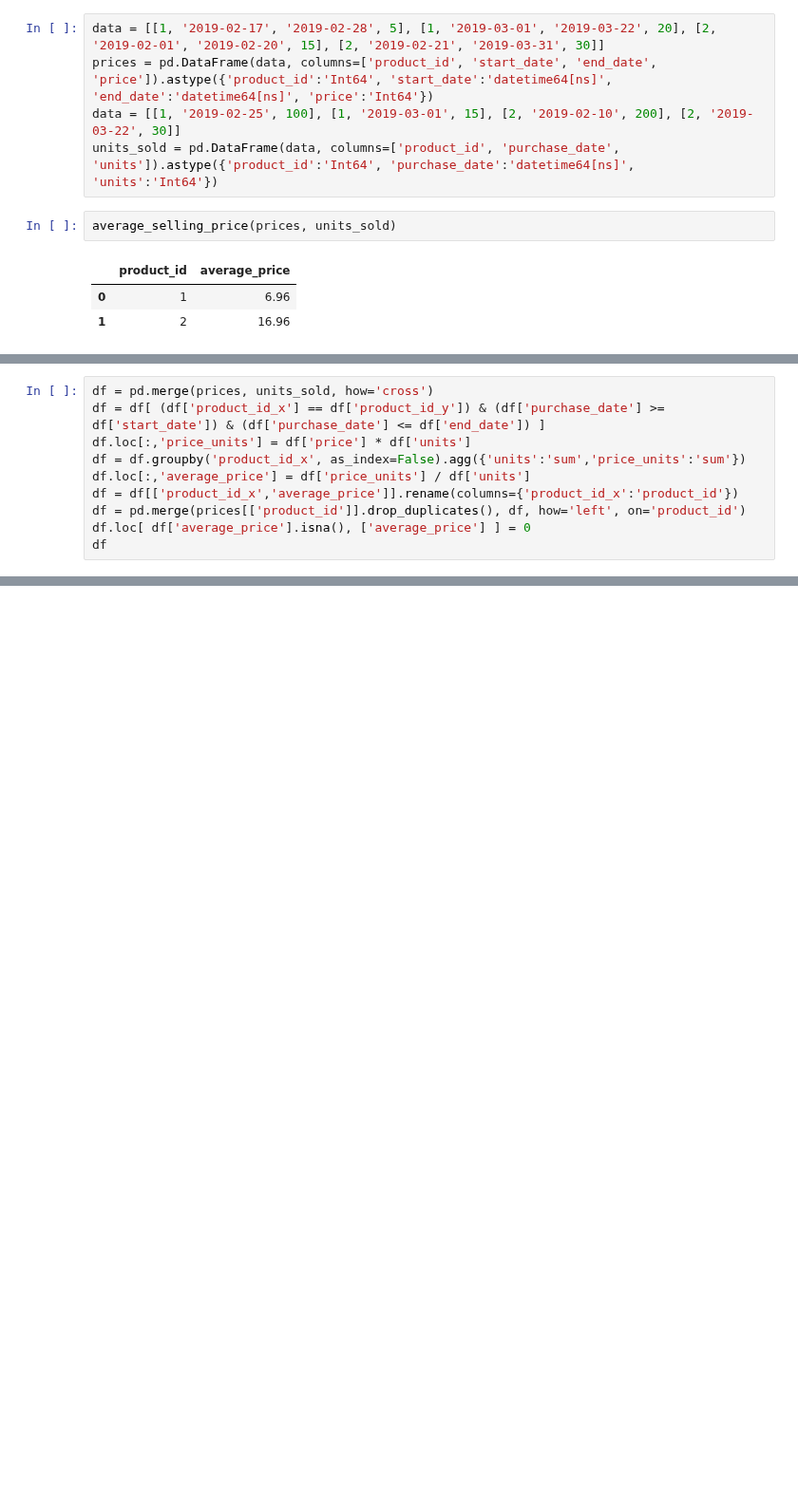
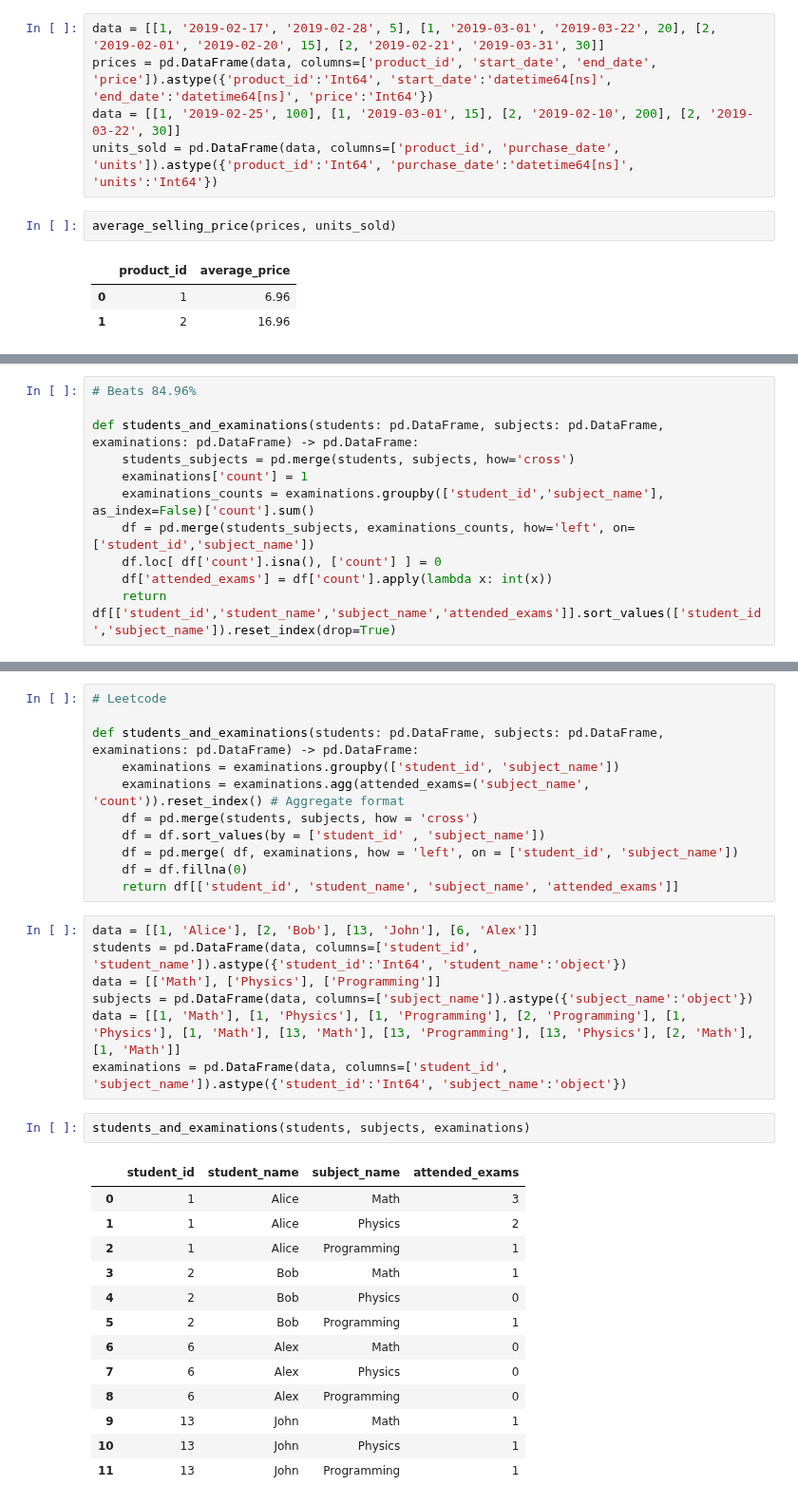
Before and after one commit to drwslv/LeetCode-Pandas, a Jupyter notebook: examples_1.ipynb, the cells around one changed output, grey strips where cells are left out. Shown at 95% size. Cells and saved outputs as stored; diff of their text form; blank space fills up the shorter version.

```diff
--- a/examples_1.ipynb
+++ b/examples_1.ipynb
@@ -2599,10 +2582,0 @@ units_sold
-# %%
-df = pd.merge(prices, units_sold, how='cross')
-df = df[ (df['product_id_x'] == df['product_id_y']) & (df['purchase_date'] >= df['start_date']) & (df['purchase_date'] <= df['end_date']) ]
-df.loc[:,'price_units'] = df['price'] * df['units']
-df = df.groupby('product_id_x', as_index=False).agg({'units':'sum','price_units':'sum'})
-df.loc[:,'average_price'] = df['price_units'] / df['units']
-df = df[['product_id_x','average_price']].rename(columns={'product_id_x':'product_id'})
-df = pd.merge(prices[['product_id']].drop_duplicates(), df, how='left', on='product_id')
-df.loc[ df['average_price'].isna(), ['average_price'] ] = 0
-df
@@ -2617,0 +2627,11 @@ df
+# %%
+# Beats 84.96%
+
+def students_and_examinations(students: pd.DataFrame, subjects: pd.DataFrame, examinations: pd.DataFrame) -> pd.DataFrame:
+    students_subjects = pd.merge(students, subjects, how='cross')
+    examinations['count'] = 1
+    examinations_counts = examinations.groupby(['student_id','subject_name'], as_index=False)['count'].sum()
+    df = pd.merge(students_subjects, examinations_counts, how='left', on=['student_id','subject_name'])
+    df.loc[ df['count'].isna(), ['count'] ] = 0
+    df['attended_exams'] = df['count'].apply(lambda x: int(x))
+    return df[['student_id','student_name','subject_name','attended_exams']].sort_values(['student_id','subject_name']).reset_index(drop=True)
@@ -2617,0 +2640,34 @@ df
+# %%
+# Leetcode
+
+def students_and_examinations(students: pd.DataFrame, subjects: pd.DataFrame, examinations: pd.DataFrame) -> pd.DataFrame:
+    examinations = examinations.groupby(['student_id', 'subject_name'])
+    examinations = examinations.agg(attended_exams=('subject_name', 'count')).reset_index() # Aggregate format
+    df = pd.merge(students, subjects, how = 'cross')
+    df = df.sort_values(by = ['student_id' , 'subject_name'])
+    df = pd.merge( df, examinations, how = 'left', on = ['student_id', 'subject_name'])
+    df = df.fillna(0)
+    return df[['student_id', 'student_name', 'subject_name', 'attended_exams']]
+# %%
+data = [[1, 'Alice'], [2, 'Bob'], [13, 'John'], [6, 'Alex']]
+students = pd.DataFrame(data, columns=['student_id', 'student_name']).astype({'student_id':'Int64', 'student_name':'object'})
+data = [['Math'], ['Physics'], ['Programming']]
+subjects = pd.DataFrame(data, columns=['subject_name']).astype({'subject_name':'object'})
+data = [[1, 'Math'], [1, 'Physics'], [1, 'Programming'], [2, 'Programming'], [1, 'Physics'], [1, 'Math'], [13, 'Math'], [13, 'Programming'], [13, 'Physics'], [2, 'Math'], [1, 'Math']]
+examinations = pd.DataFrame(data, columns=['student_id', 'subject_name']).astype({'student_id':'Int64', 'subject_name':'object'})
+# %%
+students_and_examinations(students, subjects, examinations)
+# %% [output]
+|  | student_id | student_name | subject_name | attended_exams |
+| 0 | 1 | Alice | Math | 3 |
+| 1 | 1 | Alice | Physics | 2 |
+| 2 | 1 | Alice | Programming | 1 |
+| 3 | 2 | Bob | Math | 1 |
+| 4 | 2 | Bob | Physics | 0 |
+| 5 | 2 | Bob | Programming | 1 |
+| 6 | 6 | Alex | Math | 0 |
+| 7 | 6 | Alex | Physics | 0 |
+| 8 | 6 | Alex | Programming | 0 |
+| 9 | 13 | John | Math | 1 |
+| 10 | 13 | John | Physics | 1 |
+| 11 | 13 | John | Programming | 1 |
```
Also changed, not shown: parts of 6 cells of this notebook.
